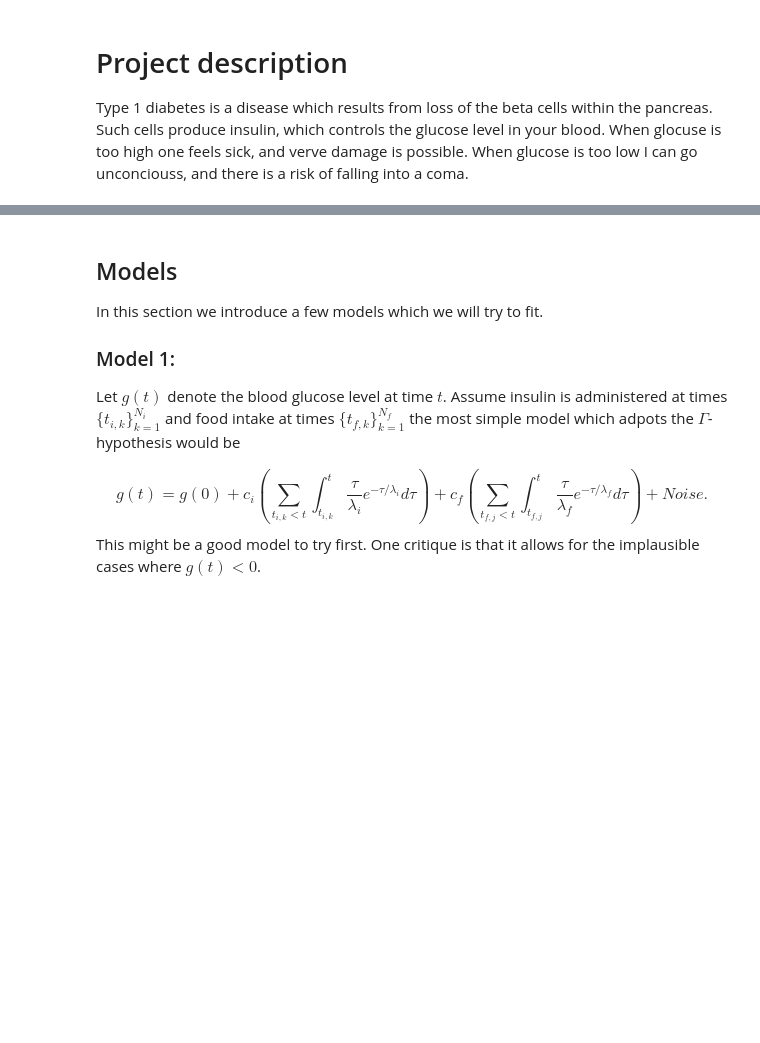
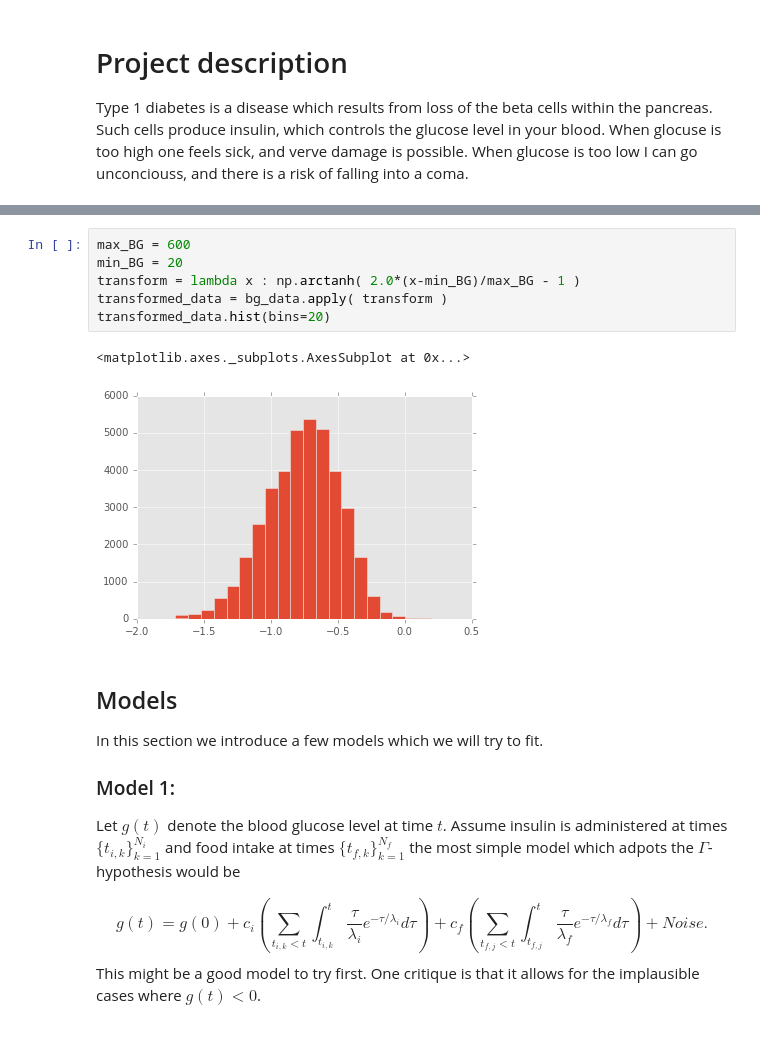
Before and after one commit to hoj201/insulin-consultant, a Jupyter notebook: notes.ipynb, the cells around one changed output, grey strips where cells are left out. Cells and saved outputs as stored; diff of their text form; blank space fills up the shorter version.

```diff
--- a/notes.ipynb
+++ b/notes.ipynb
@@ -7,3 +47,12 @@ In this section we look at the raw data a bit... We propose the $\Gamma$-hypothe
+# %%
+max_BG = 600
+min_BG = 20
+transform = lambda x : np.arctanh( 2.0*(x-min_BG)/max_BG - 1 )
+transformed_data = bg_data.apply( transform )
+transformed_data.hist(bins=20)
+# %% [output]
+<matplotlib.axes._subplots.AxesSubplot at 0x...>
+[figure, added]
 # %% [markdown]
 ## Models
 In this section we introduce a few models which we will try to fit.
```
Also changed, not shown: parts of 8 cells of this notebook.
